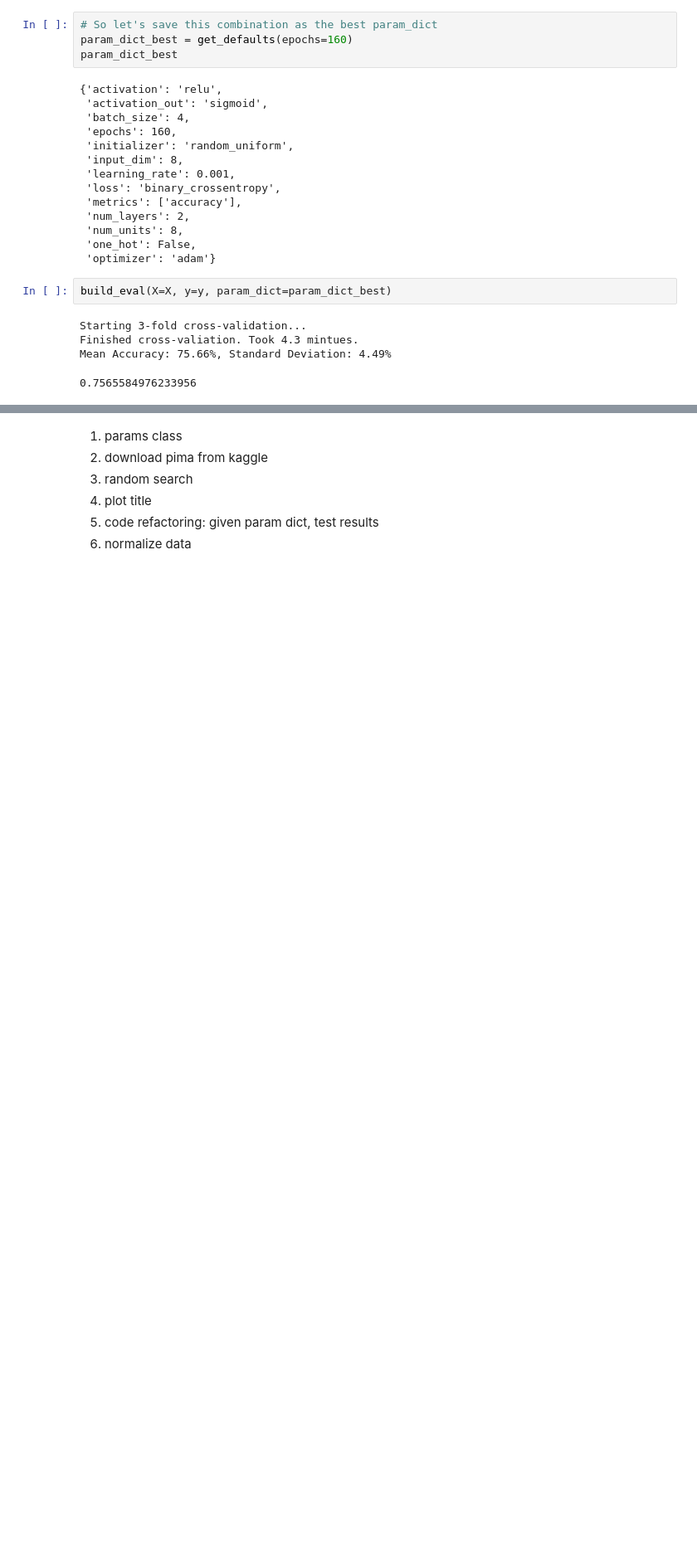
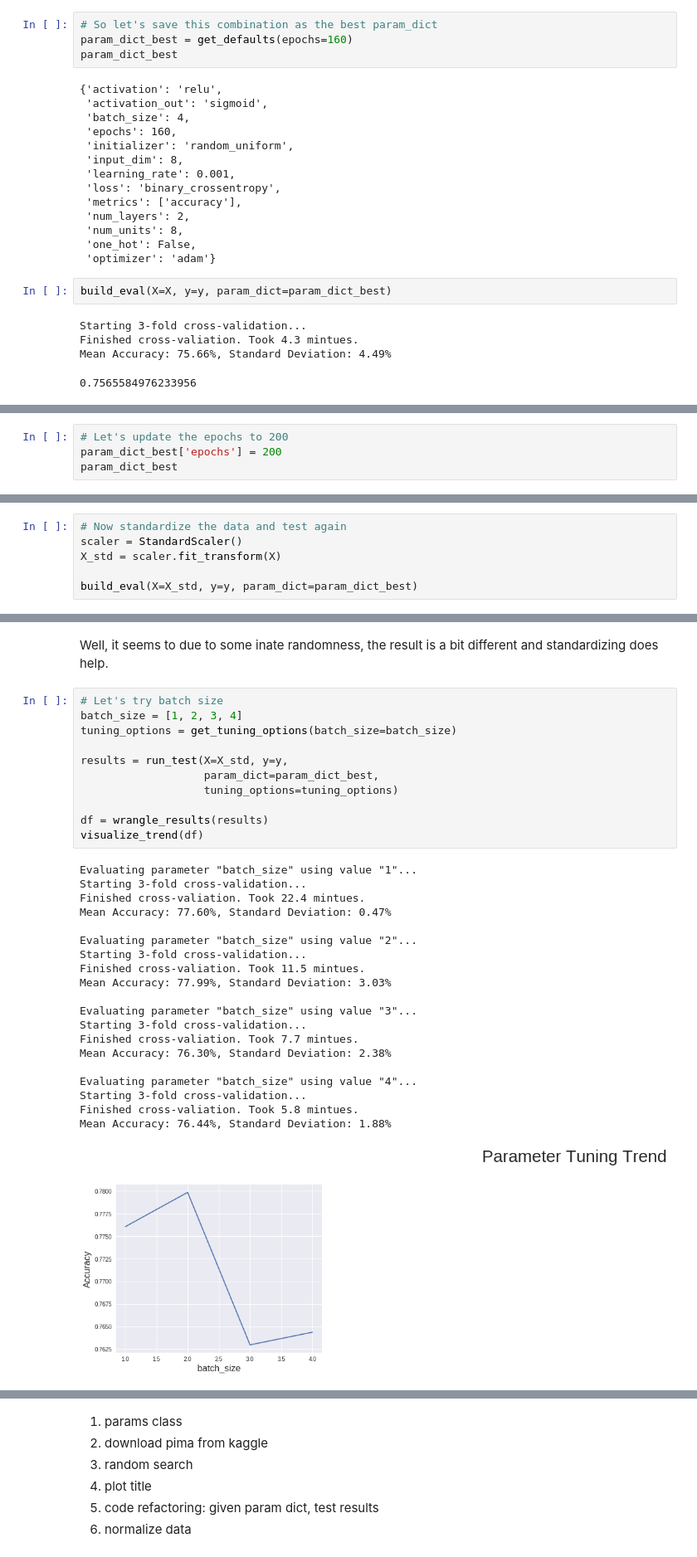
Before and after one commit to georgeliu1998/keras_model_tuning, a Jupyter notebook: keras.ipynb, the cells around one changed output, grey strips where cells are left out. Shown at 83% size. Cells and saved outputs as stored; diff of their text form; blank space fills up the shorter version.

```diff
--- a/keras.ipynb
+++ b/keras.ipynb
@@ -616,0 +628,4 @@ visualize(result, 'batch_size')
+# %%
+# Let's update the epochs to 200
+param_dict_best['epochs'] = 200
+param_dict_best
@@ -616,0 +646,6 @@ visualize(result, 'batch_size')
+# %%
+# Now standardize the data and test again
+scaler = StandardScaler()
+X_std = scaler.fit_transform(X)
+
+build_eval(X=X_std, y=y, param_dict=param_dict_best)
@@ -616,0 +666,34 @@ visualize(result, 'batch_size')
+# %% [markdown]
+Well, it seems to due to some inate randomness, the result is a bit different and standardizing does help.
+# %%
+# Let's try batch size
+batch_size = [1, 2, 3, 4]
+tuning_options = get_tuning_options(batch_size=batch_size)
+
+results = run_test(X=X_std, y=y,
+                   param_dict=param_dict_best,
+                   tuning_options=tuning_options)
+
+df = wrangle_results(results)
+visualize_trend(df)
+# %% [output]
+Evaluating parameter "batch_size" using value "1"...
+Starting 3-fold cross-validation...
+Finished cross-valiation. Took 22.4 mintues.
+Mean Accuracy: 77.60%, Standard Deviation: 0.47%
+
+Evaluating parameter "batch_size" using value "2"...
+Starting 3-fold cross-validation...
+Finished cross-valiation. Took 11.5 mintues.
+Mean Accuracy: 77.99%, Standard Deviation: 3.03%
+
+Evaluating parameter "batch_size" using value "3"...
+Starting 3-fold cross-validation...
+Finished cross-valiation. Took 7.7 mintues.
+Mean Accuracy: 76.30%, Standard Deviation: 2.38%
+
+Evaluating parameter "batch_size" using value "4"...
+Starting 3-fold cross-validation...
+Finished cross-valiation. Took 5.8 mintues.
+Mean Accuracy: 76.44%, Standard Deviation: 1.88%
+[figure, added]
```
Also changed, not shown: parts of 19 cells of this notebook.
